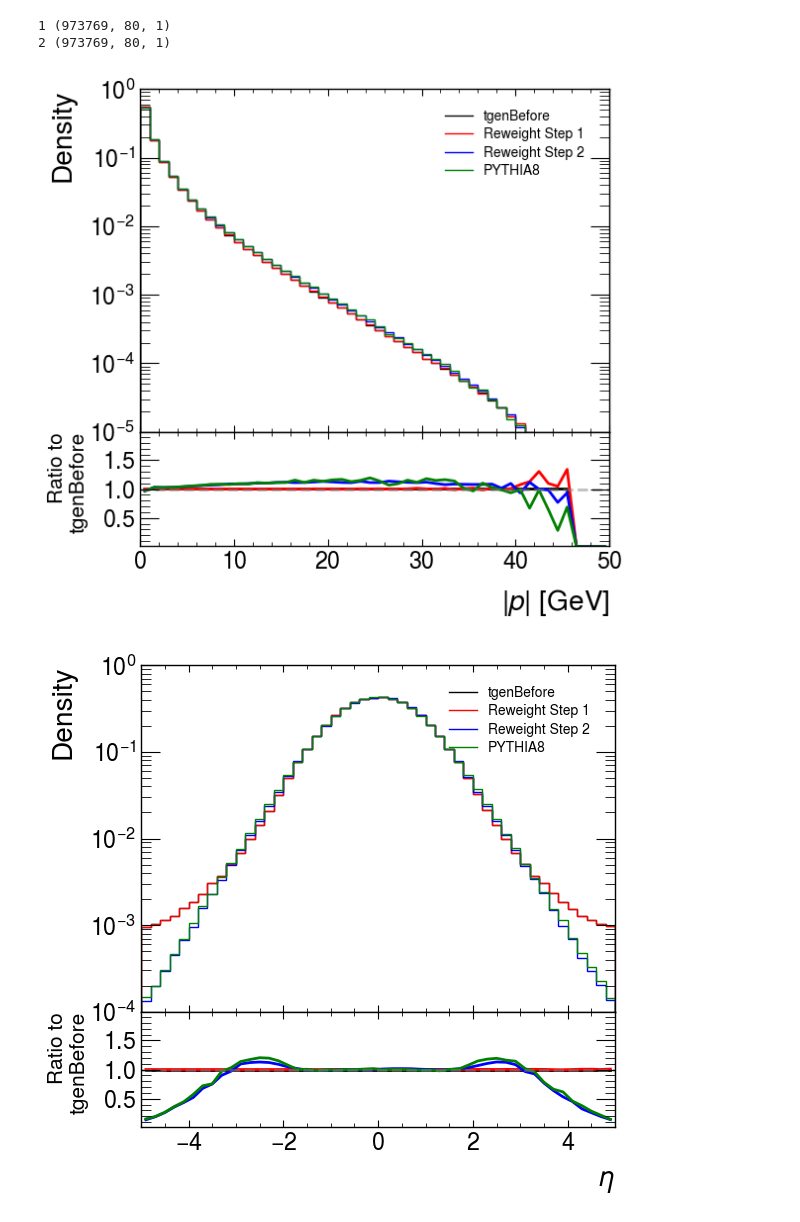
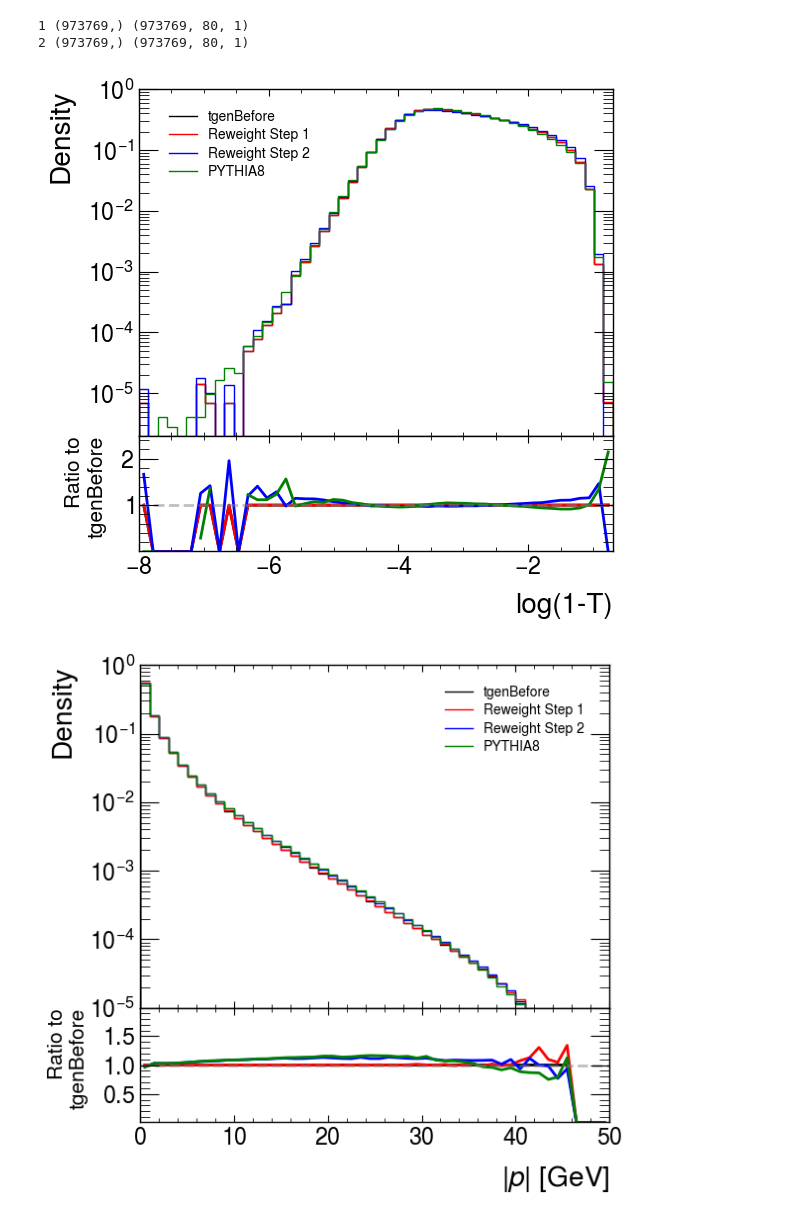
Before and after one commit to badeaa3/unfold-ee-logtau, a Jupyter notebook: ReweightMC/VisualizeReweightMC.ipynb, the cells around one changed output. Drawn from its saved outputs; the diff is of its cells as text; code cells hidden in the pictures.

```diff
--- a/ReweightMC/VisualizeReweightMC.ipynb
+++ b/ReweightMC/VisualizeReweightMC.ipynb
@@ -44,76 +71,103 @@ reweight = {}
 for i in [1, 2]:
     temp = f"/pscratch/sd/b/badea/aleph/unfold-ee-logtau/ReweightMC/results/{training_dir}/Reweight_Step{i}.reweight.npy"
     temp = np.load(temp)
+    reweight[f"Step{i}"] = temp
     temp = np.tile(temp[:, np.newaxis, np.newaxis], (1, aleph_mc.shape[1], 1))
-    print(i, temp.shape)
-    reweight[f"Step{i}"] = temp
+    reweight[f"Step{i}_tile"] = temp
+    print(i, reweight[f"Step{i}"].shape, reweight[f"Step{i}_tile"].shape)
 # %% [output]
-1 (973769, 80, 1)
-2 (973769, 80, 1)
+1 (973769,) (973769, 80, 1)
+2 (973769,) (973769, 80, 1)
 # %%
 conf = {
-    "p" : {
+    "pmag" : {
         "bins" : np.linspace(0, 50, 51),
         "ax1_ylim" : [10**-5, 10**0],
+        "ax2_ylim" : [0.01, 1.99],
         "ax2_xlabel" : r"$|p|$ [GeV]",
+        "legend_loc" : "upper right",
+        "legend_bbox" : (0.99, 1),
     },
     "eta" : {
         "bins" : np.linspace(-5, 5, 51),
         "ax1_ylim" : [10**-4, 10**0],
+        "ax2_ylim" : [0.01, 1.99],
         "ax2_xlabel" : r"$\eta$",
+        "legend_loc" : "upper right",
+        "legend_bbox" : (0.99, 1),
     },
     "phi" : {
         "bins" : np.linspace(-4, 4, 51),
         "ax1_ylim" : [10**-2, 10**0],
+        "ax2_ylim" : [0.01, 1.99],
         "ax2_xlabel" : r"$\phi$",
+        "legend_loc" : "upper right",
+        "legend_bbox" : (0.99, 1),
     },
+    "thrust" : {
+        "bins" : np.linspace(-8, np.log(0.5), 51),
+        "ax1_ylabel" : r"1/$\sigma$ d$\sigma$/dlog(1-T)",
+        "ax1_yscale" : "log",
+        "ax1_ylim" : [0.2*10**-5, 10**0],
+        "ax2_ylim" : [0.01, 2.49],
+        "ax2_xlabel" : "log(1-T)",
+        "legend_loc" : "upper left",
+        "legend_bbox" : (0.02, 1),
+    }
 }
 # %%
 plots = {}
+
+branch = "thrust"
+plots[branch] = {}
+plots[branch][f"h_aleph_mc"] = ut.calc_hist(aleph_mc_thrust, bins=conf[branch]["bins"], density=True)
+plots[branch][f"h_aleph_mc_rw_step1"] = ut.calc_hist(aleph_mc_thrust, bins=conf[branch]["bins"], density=True, weights=reweight["Step1"])
+plots[branch][f"h_aleph_mc_rw_step2"] = ut.calc_hist(aleph_mc_thrust, bins=conf[branch]["bins"], density=True, weights=reweight[f"Step2"])
+plots[branch][f"h_new_mc"] = ut.calc_hist(new_mc_thrust, bins=conf[branch]["bins"], density=True)
+
 for iB, branch in enumerate(rmc.mc_paths[new_mc_name]["branches"]):
     plots[branch] = {}
-    # histogram
-    bins = np.linspace(-50, 50, 51)
+
     # aleph mc
     mask = aleph_mc[:,:,iB].flatten() != -999
     plots[branch][f"h_aleph_mc"] = ut.calc_hist(aleph_mc[:,:,iB].flatten()[mask], bins=conf[branch]["bins"], density=True)
-    plots[branch][f"h_aleph_mc_rw_step1"] = ut.calc_hist(aleph_mc[:,:,iB].flatten()[mask], bins=conf[branch]["bins"], density=True, weights=reweight["Step1"].flatten()[mask])
-    plots[branch][f"h_aleph_mc_rw_step2"] = ut.calc_hist(aleph_mc[:,:,iB].flatten()[mask], bins=conf[branch]["bins"], density=True, weights=reweight[f"Step2"].flatten()[mask])
+    plots[branch][f"h_aleph_mc_rw_step1"] = ut.calc_hist(aleph_mc[:,:,iB].flatten()[mask], bins=conf[branch]["bins"], density=True, weights=reweight["Step1_tile"].flatten()[mask])
+    plots[branch][f"h_aleph_mc_rw_step2"] = ut.calc_hist(aleph_mc[:,:,iB].flatten()[mask], bins=conf[branch]["bins"], density=True, weights=reweight[f"Step2_tile"].flatten()[mask])
     # new mc
     mask = new_mc[:,:,iB].flatten() != -999
     plots[branch][f"h_new_mc"] = ut.calc_hist(new_mc[:,:,iB].flatten()[mask], bins=conf[branch]["bins"], density=True)
 # %%
 for key, val in plots.items():
 
     # style
     style = {
-        "legend_loc" : "upper right",
-        "legend_bbox" : (0.99, 1),
+        "legend_loc" : conf[key]["legend_loc"],
+        "legend_bbox" : conf[key]["legend_bbox"],
         "legend_ncol" : 1,
         "legend_fontsize" : 10,
         "ax1_ylabel" : "Density",
         "ax1_yscale" : "log",
         "ax2_xlabel" : conf[key]["ax2_xlabel"], #f"{key}" + (" [GeV]" if key in ["p"] else ""),
         "ax2_xscale" : "linear",
         "ax2_ylabel" : f'Ratio to\ntgenBefore',
         "ax1_ylim" : conf[key]["ax1_ylim"],
         "bins" : conf[key]["bins"],
-        "ax2_ylim" : [0.01, 1.99],
+        "ax2_ylim" : conf[key]["ax2_ylim"],
     }
 
     # plot
     inPlots = {}
     inPlots["tgenBefore"] = {"plotType": "stairs", "x": conf[key]["bins"], "y": val["h_aleph_mc"][0], "color": "black", "label": "tgenBefore", "ls":"-"}
     inPlots["tgenBefore_rw_step1"] = {"plotType": "stairs", "x": conf[key]["bins"], "y": val["h_aleph_mc_rw_step1"][0], "color": "red", "label": "Reweight Step 1", "ls":"-"}
     inPlots["tgenBefore_rw_step2"] = {"plotType": "stairs", "x": conf[key]["bins"], "y": val["h_aleph_mc_rw_step2"][0], "color": "blue", "label": "Reweight Step 2", "ls":"-"}
     inPlots["new_mc"] = {"plotType": "stairs", "x": conf[key]["bins"], "y": val["h_new_mc"][0], "color": "green", "label": new_mc_name, "ls":"-"}
 
     # ratio denominator using the total error
     ratio_denom = [val["h_aleph_mc"]]
 
     fig, (ax1, ax2) = ut.plotThrust(style, inPlots, ratio_denom, epsilon = 1e-10)
     plt.show()
     plt.close()
 # %% [output]
-[figure, old version]
+[figure, new version]
-[figure, old version]
+[figure, new version]
```
Also changed, not shown: parts of 4 cells of this notebook, 1 other file.
